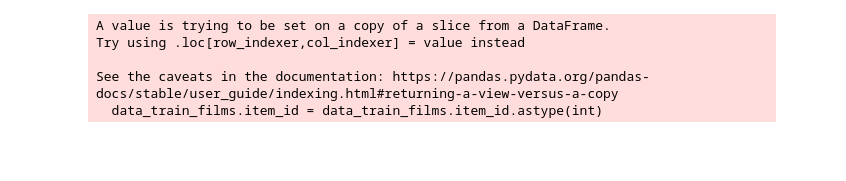
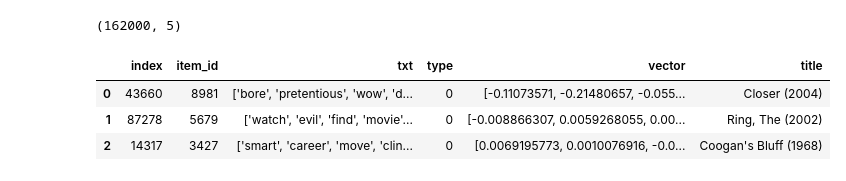
Before and after one commit to arostagnat/BookMatch, a Jupyter notebook: notebooks/bookmatch_model_doc2vec.ipynb, the cells around one changed output. Saved outputs shown, nothing was run; the diff lists cells and outputs as text; code cells hidden in the pictures; blank space fills up the shorter version.

```diff
--- a/notebooks/bookmatch_model_doc2vec.ipynb
+++ b/notebooks/bookmatch_model_doc2vec.ipynb
@@ -72,18 +96,21 @@ for i in data_train.index:
     vectors_list.append(inferred_vector)
 # %%
 ## Add vectors to data_train
-data_train["vector"] = vectors_list
+data["vector"] = vectors_list
 # %%
-data_train.head(3)
+# data.head(3)
+data.shape
+# %% [output]
+(162000, 5)
 # %%
 ## Obtain top 10 similar items for each film / book
 top_book_dict = {}
 
-for i in data_train.index[:20]:
-    vector = data_train.loc[i]["vector"]
+for i in data.index[:20]:
+    vector = data.loc[i]["vector"]
     similar_items = model.dv.most_similar([vector],topn=1000)
     results = pd.DataFrame(similar_items,columns=["new_index","cosine"]).set_index("new_index")
-    results = results.merge(data_train_copy[["item_id","type"]],how="left",on="new_index")
+    results = results.merge(data_copy[["item_id","type"]],how="left",on="new_index")
     results_copy = results[results.type == 1].sort_values(by=["cosine"],ascending=False).reset_index()
     top_book_dict[i] = results_copy.loc[0]
 # %%
@@ -92,19 +119,18 @@ for i in data_train.index[:20]:
 top_books = [top_book_dict[i]["item_id"] for i in data_train.index]
 top_cosine = [top_book_dict[i]["cosine"] for i in data_train.index]
 
-data_train["top_book"] = top_books
-data_train["cosine"] = top_cosine
+data["top_book"] = top_books
+data["cosine"] = top_cosine
 # %%
 data_test.loc[movie_index]["item_id"]
 # %%
-data_train_films = data_train[data_train.type == 0]
-data_train_films.item_id = data_train_films.item_id.astype(int)
-movie_details.item_id = movie_details.item_id.astype(int)
+data.item_id = data.item_id.astype(int)
+data_details.item_id = data_details.item_id.astype(int)
-# %% [output]
-A value is trying to be set on a copy of a slice from a DataFrame.
-Try using .loc[row_indexer,col_indexer] = value instead
-
-See the caveats in the documentation: https://pandas.pydata.org/pandas-docs/stable/user_guide/indexing.html#returning-a-view-versus-a-copy
-  data_train_films.item_id = data_train_films.item_id.astype(int)
 # %%
-data_train_films = data_train_films.merge(movie_details[["title","item_id"]],how="left",on="item_id")
+data = data.merge(data_details[["title","item_id"]].drop_duplicates(subset=['item_id']),how="left",on="item_id").dropna()
+data.head(3)
+# %% [output]
+|  | index | item_id | txt | type | vector | title |
+| 0 | 43660 | 8981 | ['bore', 'pretentious', 'wow', 'd... | 0 | [-0.11073571, -0.21480657, -0.055... | Closer (2004) |
+| 1 | 87278 | 5679 | ['watch', 'evil', 'find', 'movie'... | 0 | [-0.008866307, 0.0059268055, 0.00... | Ring, The (2002) |
+| 2 | 14317 | 3427 | ['smart', 'career', 'move', 'clin... | 0 | [0.0069195773, 0.0010076916, -0.0... | Coogan's Bluff (1968) |
```
Also changed, not shown: parts of 23 cells of this notebook.
